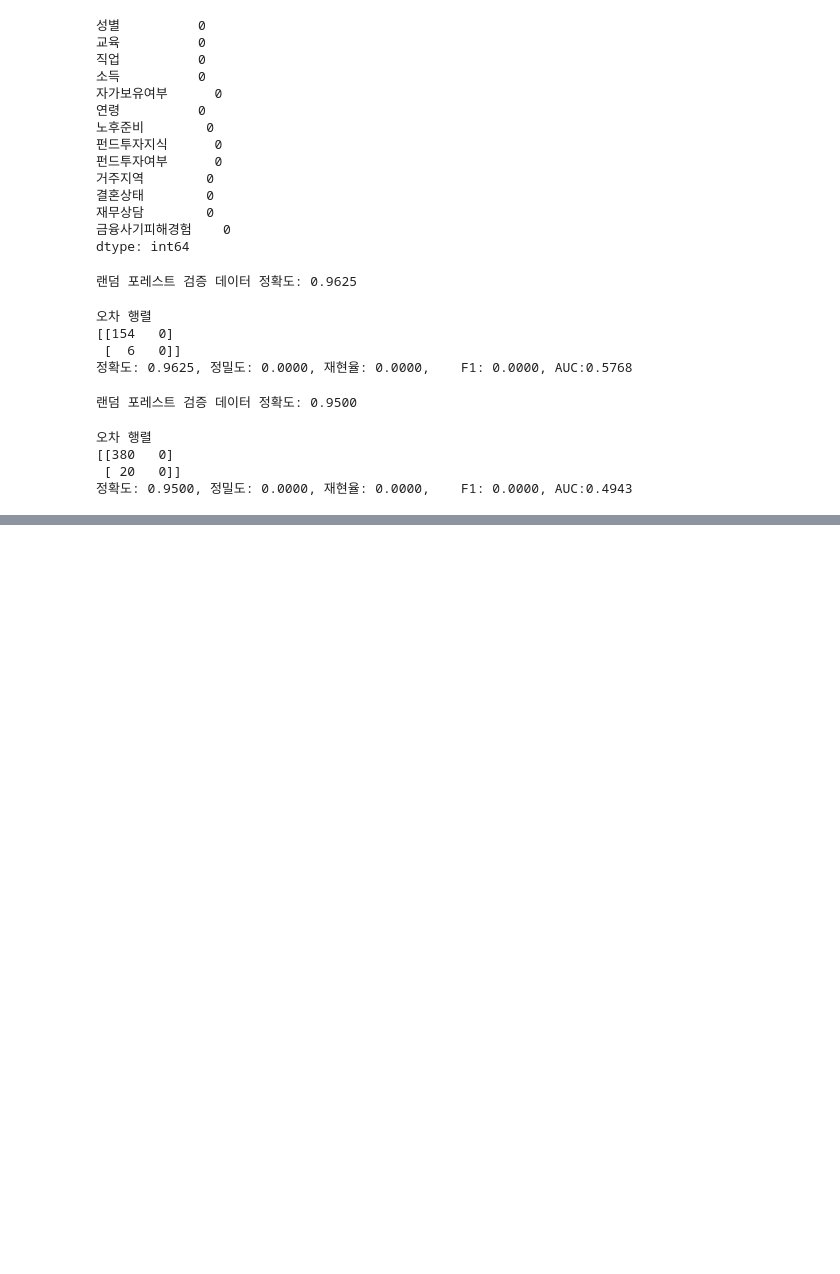
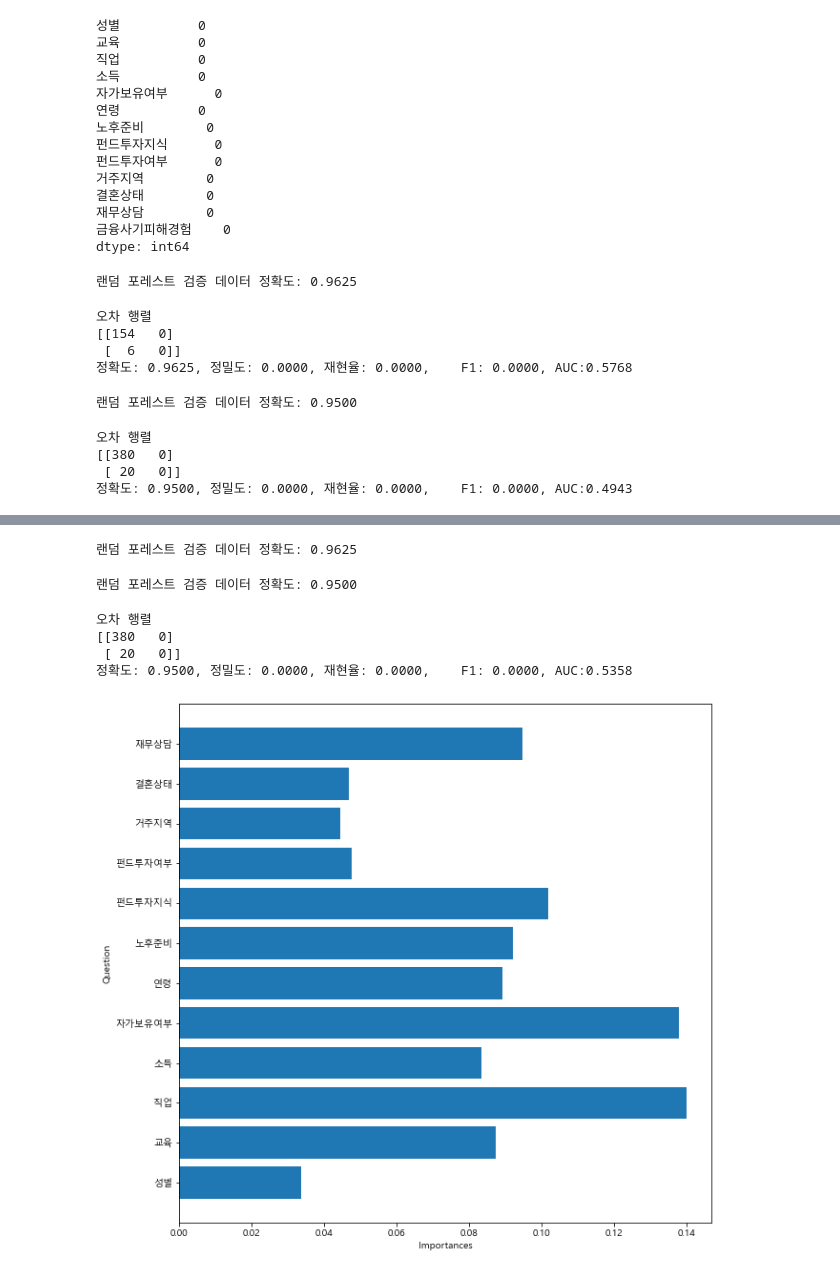
Before and after one commit to S-SIRIUS/Fraud-factor-analysis, a Jupyter notebook: 한국사기현황&금융웰빙_머신러닝모델+Feature Importance 파악.ipynb, the cells around one changed output, grey strips where cells are left out. Saved outputs shown, nothing was run; the diff lists cells and outputs as text; code cells hidden in the pictures; blank space fills up the shorter version.

```diff
--- a/한국사기현황&금융웰빙_머신러닝모델+Feature Importance 파악.ipynb
+++ b/한국사기현황&금융웰빙_머신러닝모델+Feature Importance 파악.ipynb
@@ -316,0 +345,52 @@ get_clf_eval(y_test,pred, pred_proba)
+# %%
+def access_change(row):
+    if row==1:
+        return 1
+    else:
+        return 2
+# %%
+new['거주지역']=new['거주지역'].apply(access_change)
+# %%
+X_features = new.iloc[:, :-1]
+y_label = new.iloc[:, -1]
+X_train, X_test, y_train, y_test = train_test_split(X_features, y_label, test_size=0.2, random_state=42)
+X_tr, X_val, y_tr, y_val = train_test_split(X_train, y_train, test_size=0.1, random_state=42)
+rt_clf = RandomForestClassifier(random_state=42, max_depth=8)
+rt_clf.fit(X_tr, y_tr)
+pred=rt_clf.predict(X_val)
+accuracy=accuracy_score(y_val, pred)
+pred_proba = rt_clf.predict_proba(X_val)[:,1]
+print('랜덤 포레스트 검증 데이터 정확도: {0:.4f}'.format(accuracy))
+# %% [output]
+랜덤 포레스트 검증 데이터 정확도: 0.9625
+# %%
+rt_clf = RandomForestClassifier(random_state=42, max_depth=8)
+rt_clf.fit(X_train, y_train)
+pred=rt_clf.predict(X_test)
+accuracy=accuracy_score(y_test, pred)
+pred_proba = rt_clf.predict_proba(X_test)[:,1]
+print('랜덤 포레스트 검증 데이터 정확도: {0:.4f}'.format(accuracy))
+# %% [output]
+랜덤 포레스트 검증 데이터 정확도: 0.9500
+# %%
+get_clf_eval(y_test,pred, pred_proba)
+# %% [output]
+오차 행렬
+[[380   0]
+ [ 20   0]]
+정확도: 0.9500, 정밀도: 0.0000, 재현율: 0.0000,    F1: 0.0000, AUC:0.5358
+# %%
+import numpy as np
+def plot_feature_importances(model):
+    n_features = X_features.shape[1]
+    plt.figure(figsize = (10, 10))
+    plt.barh(range(n_features), model.feature_importances_, align='center')
+    plt.yticks(np.arange(n_features), X_features)
+    plt.xlabel("Importances")
+    plt.ylabel("Question")
+    plt.ylim(-1, n_features)
+    plt.show()
+
+plot_feature_importances(rt_clf)
+# %% [output]
+[figure, added]
```
Also changed, not shown: parts of 6 cells of this notebook, 1 other file.
